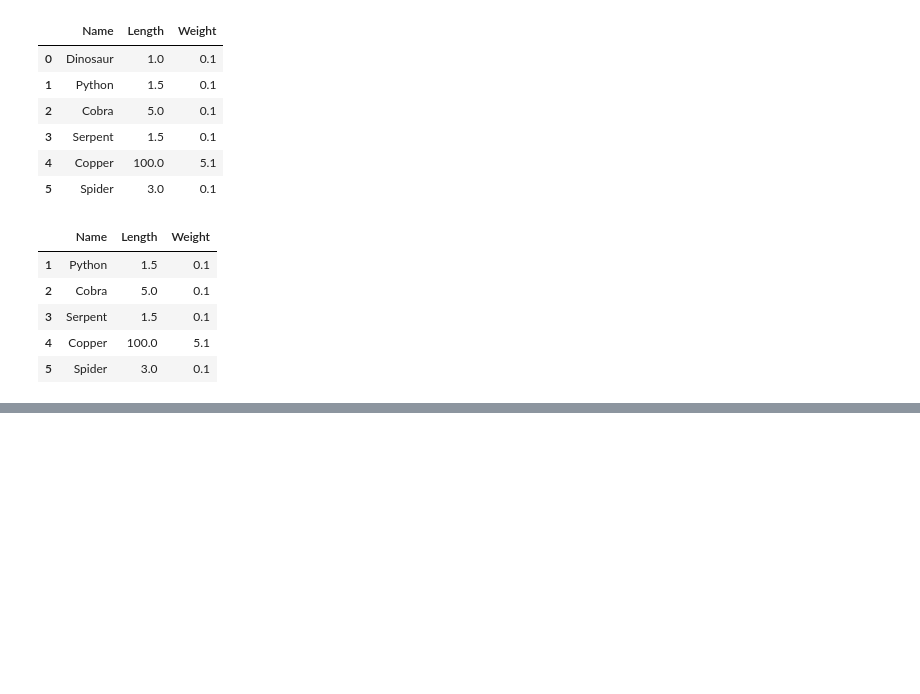
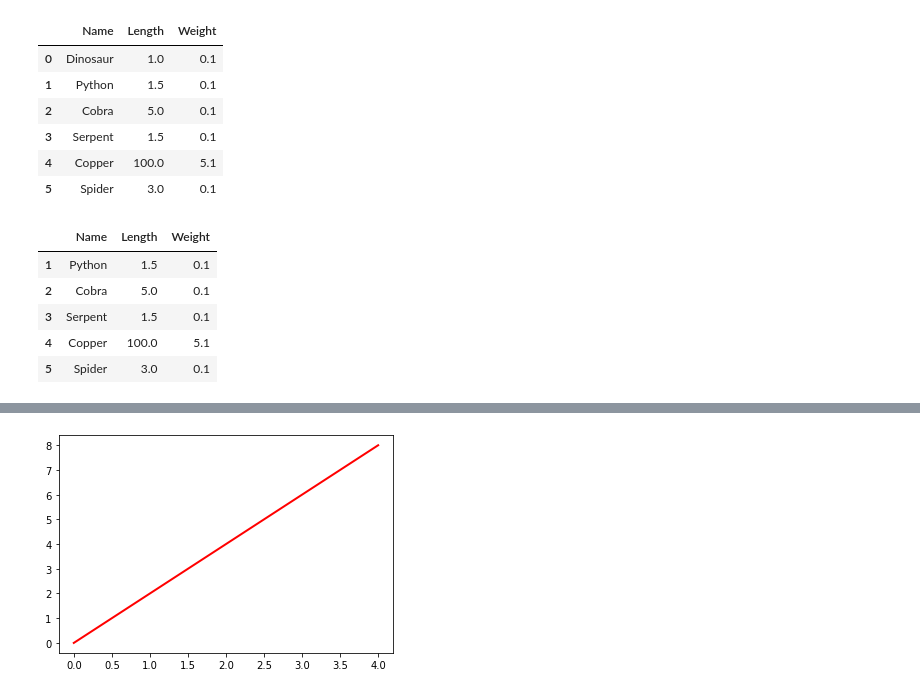
Before and after one commit to utamadonny/BelajarPython, a Jupyter notebook: Tutorial/skillacademy_datascience.ipynb, the cells around one changed output, grey strips where cells are left out. Saved outputs shown, nothing was run; the diff lists cells and outputs as text; code cells hidden in the pictures; blank space fills up the shorter version.

```diff
--- a/Tutorial/skillacademy_datascience.ipynb
+++ b/Tutorial/skillacademy_datascience.ipynb
@@ -687,0 +874,5 @@ df
+# %%
+plt.plot(varx,color="red",linewidth=2)
+plt.show()
+# %% [output]
+[figure, added]
```
Also changed, not shown: parts of 83 cells of this notebook, 2 other files.
